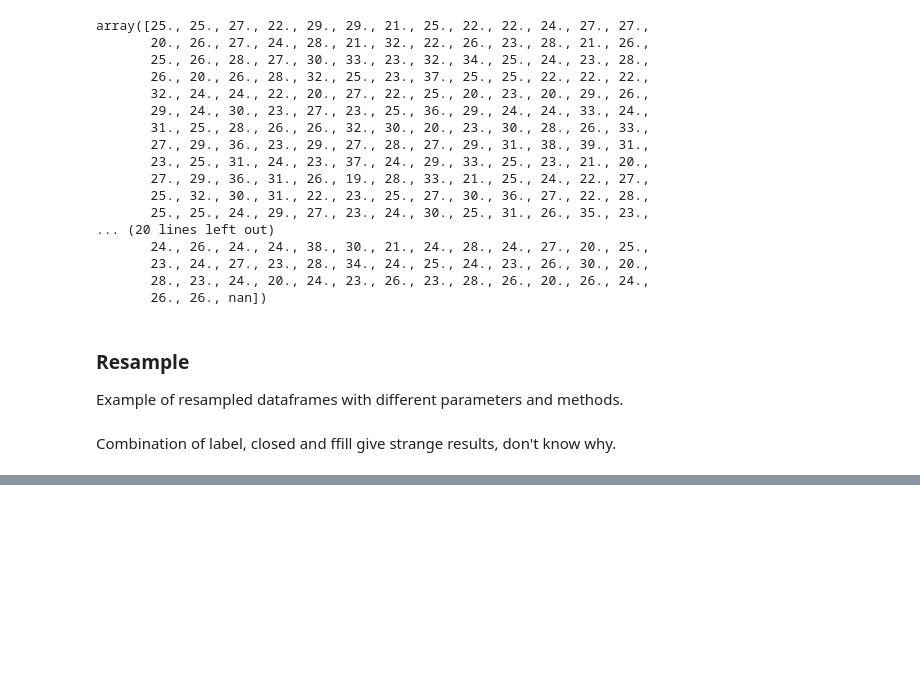
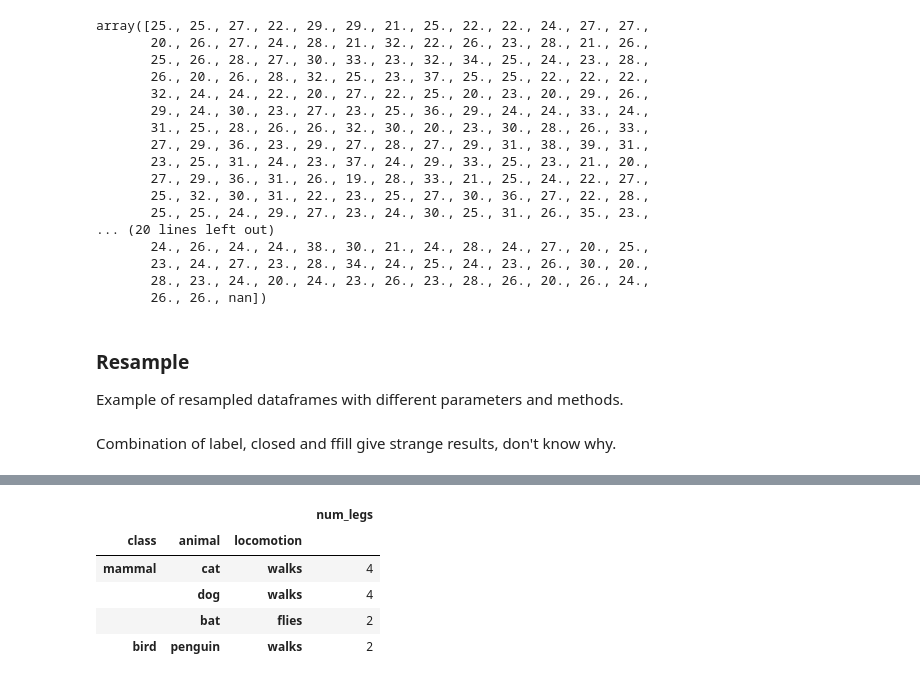
Before and after one commit to std92050/AMM, a Jupyter notebook: Examples and tools/Panda test.ipynb, the cells around one changed output, grey strips where cells are left out. Drawn from its saved outputs; the diff is of its cells as text; code cells hidden in the pictures; blank space fills up the shorter version.

```diff
--- a/Examples and tools/Panda test.ipynb
+++ b/Examples and tools/Panda test.ipynb
@@ -434,0 +518,16 @@ print(res9.head(10))
+# %%
+d = {'num_legs': [4, 4, 2, 2],
+'class': ['mammal', 'mammal', 'mammal', 'bird'],
+ 'animal': ['cat', 'dog', 'bat', 'penguin'],
+'locomotion': ['walks', 'walks', 'flies', 'walks']}
+df = pd.DataFrame(data=d)
+df = df.set_index(['class', 'animal', 'locomotion'])
+
+df
+# %% [output]
+|  |  |  | num_legs |
+| class | animal | locomotion |  |
+| mammal | cat | walks | 4 |
+|  | dog | walks | 4 |
+|  | bat | flies | 2 |
+| bird | penguin | walks | 2 |
```
Also changed, not shown: parts of 10 cells of this notebook, 4 other files.
